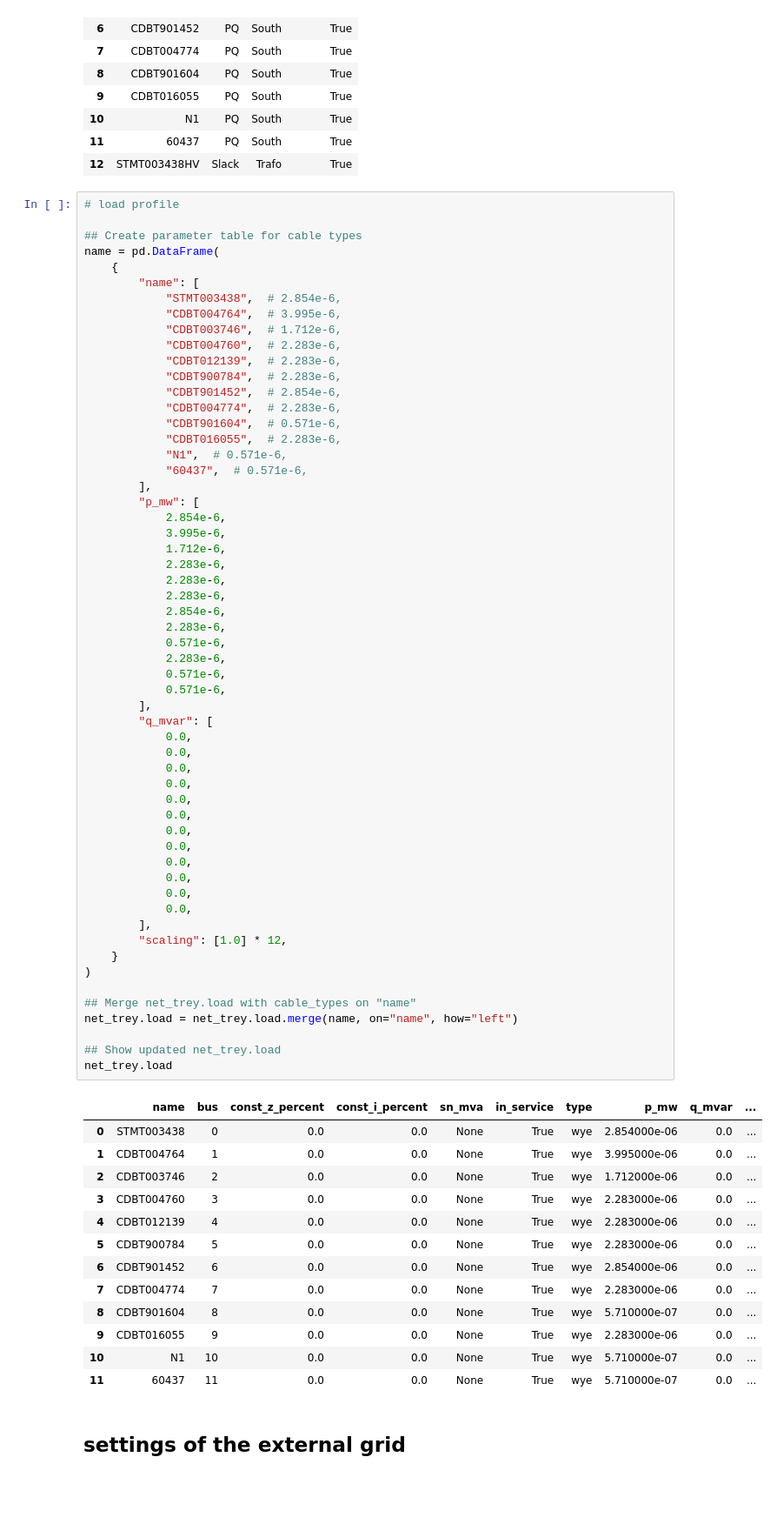
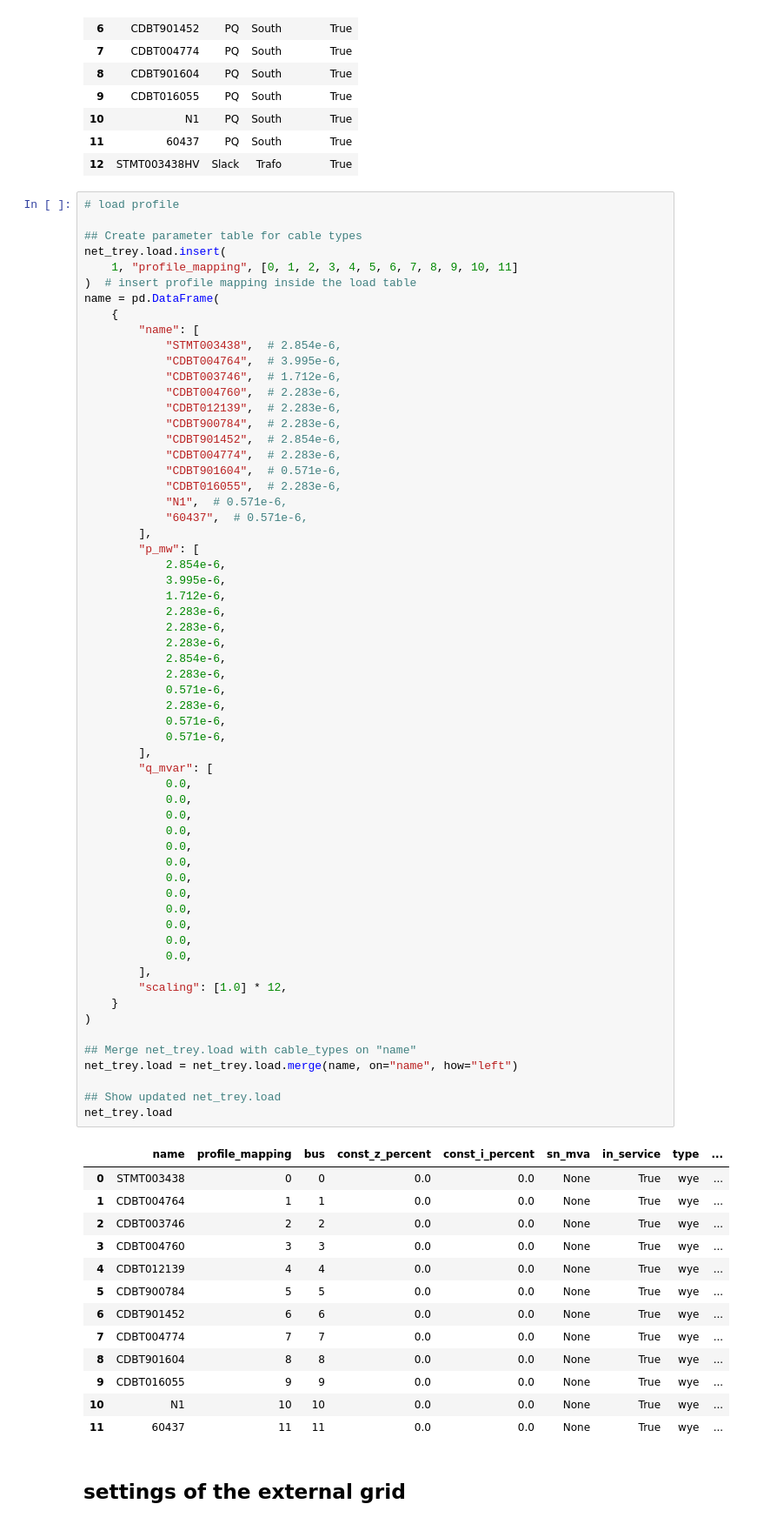
Before and after one commit to GloorLorentin/rhtlab, a Jupyter notebook: mon_projet/your_jupyter_notebook.ipynb, the cells around one changed output. Shown at 87% size. Drawn from its saved outputs; the diff is of its cells as text; blank space fills up the shorter version.

Commit message:
insert profil mapping colum

```diff
--- a/mon_projet/your_jupyter_notebook.ipynb
+++ b/mon_projet/your_jupyter_notebook.ipynb
@@ -58,6 +58,9 @@ net_trey.bus
 # load profile
 
 ## Create parameter table for cable types
+net_trey.load.insert(
+    1, "profile_mapping", [0, 1, 2, 3, 4, 5, 6, 7, 8, 9, 10, 11]
+)  # insert profile mapping inside the load table
 name = pd.DataFrame(
     {
         "name": [
@@ -85,46 +88,46 @@ name = pd.DataFrame(
             2.283e-6,
             0.571e-6,
             2.283e-6,
             0.571e-6,
             0.571e-6,
         ],
         "q_mvar": [
             0.0,
             0.0,
             0.0,
             0.0,
             0.0,
             0.0,
             0.0,
             0.0,
             0.0,
             0.0,
             0.0,
             0.0,
         ],
         "scaling": [1.0] * 12,
     }
 )
 
 ## Merge net_trey.load with cable_types on "name"
 net_trey.load = net_trey.load.merge(name, on="name", how="left")
 
 ## Show updated net_trey.load
 net_trey.load
 # %% [output]
-|  | name | bus | const_z_percent | const_i_percent | sn_mva | in_service | type | p_mw | q_mvar | ... |
-| 0 | STMT003438 | 0 | 0.0 | 0.0 | None | True | wye | 2.854000e-06 | 0.0 | ... |
-| 1 | CDBT004764 | 1 | 0.0 | 0.0 | None | True | wye | 3.995000e-06 | 0.0 | ... |
-| 2 | CDBT003746 | 2 | 0.0 | 0.0 | None | True | wye | 1.712000e-06 | 0.0 | ... |
-| 3 | CDBT004760 | 3 | 0.0 | 0.0 | None | True | wye | 2.283000e-06 | 0.0 | ... |
-| 4 | CDBT012139 | 4 | 0.0 | 0.0 | None | True | wye | 2.283000e-06 | 0.0 | ... |
-| 5 | CDBT900784 | 5 | 0.0 | 0.0 | None | True | wye | 2.283000e-06 | 0.0 | ... |
-| 6 | CDBT901452 | 6 | 0.0 | 0.0 | None | True | wye | 2.854000e-06 | 0.0 | ... |
-| 7 | CDBT004774 | 7 | 0.0 | 0.0 | None | True | wye | 2.283000e-06 | 0.0 | ... |
-| 8 | CDBT901604 | 8 | 0.0 | 0.0 | None | True | wye | 5.710000e-07 | 0.0 | ... |
-| 9 | CDBT016055 | 9 | 0.0 | 0.0 | None | True | wye | 2.283000e-06 | 0.0 | ... |
-| 10 | N1 | 10 | 0.0 | 0.0 | None | True | wye | 5.710000e-07 | 0.0 | ... |
-| 11 | 60437 | 11 | 0.0 | 0.0 | None | True | wye | 5.710000e-07 | 0.0 | ... |
+|  | name | profile_mapping | bus | const_z_percent | const_i_percent | sn_mva | in_service | type | ... |
+| 0 | STMT003438 | 0 | 0 | 0.0 | 0.0 | None | True | wye | ... |
+| 1 | CDBT004764 | 1 | 1 | 0.0 | 0.0 | None | True | wye | ... |
+| 2 | CDBT003746 | 2 | 2 | 0.0 | 0.0 | None | True | wye | ... |
+| 3 | CDBT004760 | 3 | 3 | 0.0 | 0.0 | None | True | wye | ... |
+| 4 | CDBT012139 | 4 | 4 | 0.0 | 0.0 | None | True | wye | ... |
+| 5 | CDBT900784 | 5 | 5 | 0.0 | 0.0 | None | True | wye | ... |
+| 6 | CDBT901452 | 6 | 6 | 0.0 | 0.0 | None | True | wye | ... |
+| 7 | CDBT004774 | 7 | 7 | 0.0 | 0.0 | None | True | wye | ... |
+| 8 | CDBT901604 | 8 | 8 | 0.0 | 0.0 | None | True | wye | ... |
+| 9 | CDBT016055 | 9 | 9 | 0.0 | 0.0 | None | True | wye | ... |
+| 10 | N1 | 10 | 10 | 0.0 | 0.0 | None | True | wye | ... |
+| 11 | 60437 | 11 | 11 | 0.0 | 0.0 | None | True | wye | ... |
 # %% [markdown]
 ## settings of the external grid
 # %%
```
Also changed, not shown: parts of 4 cells of this notebook.
